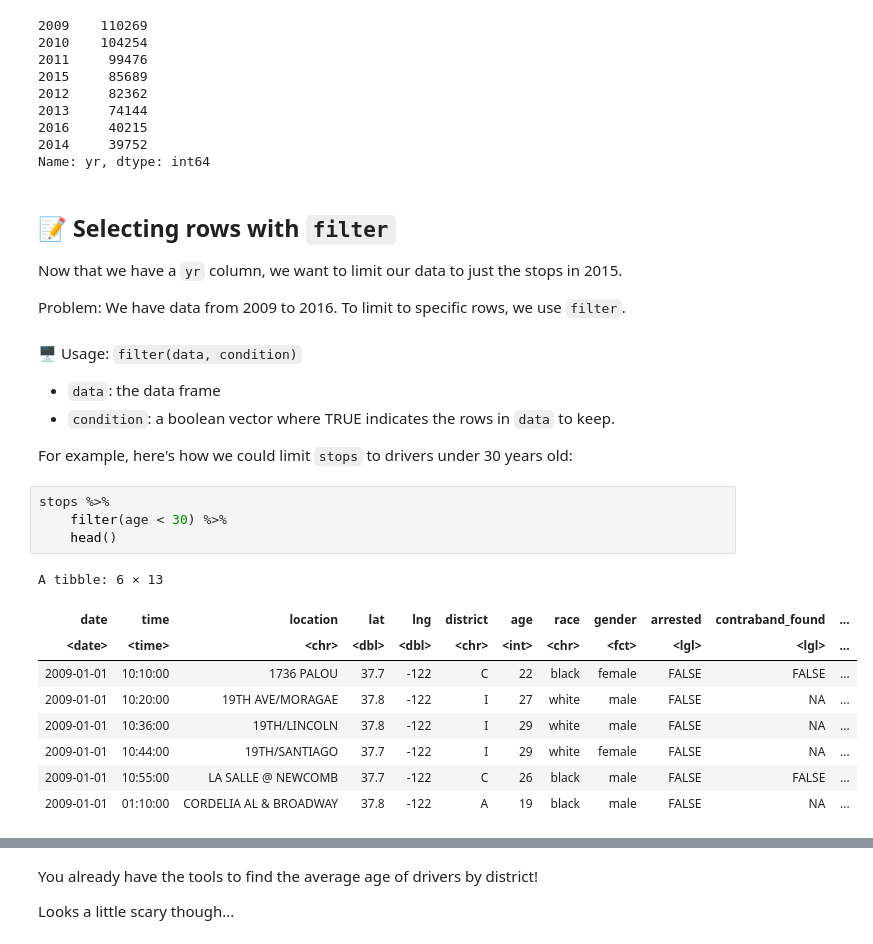
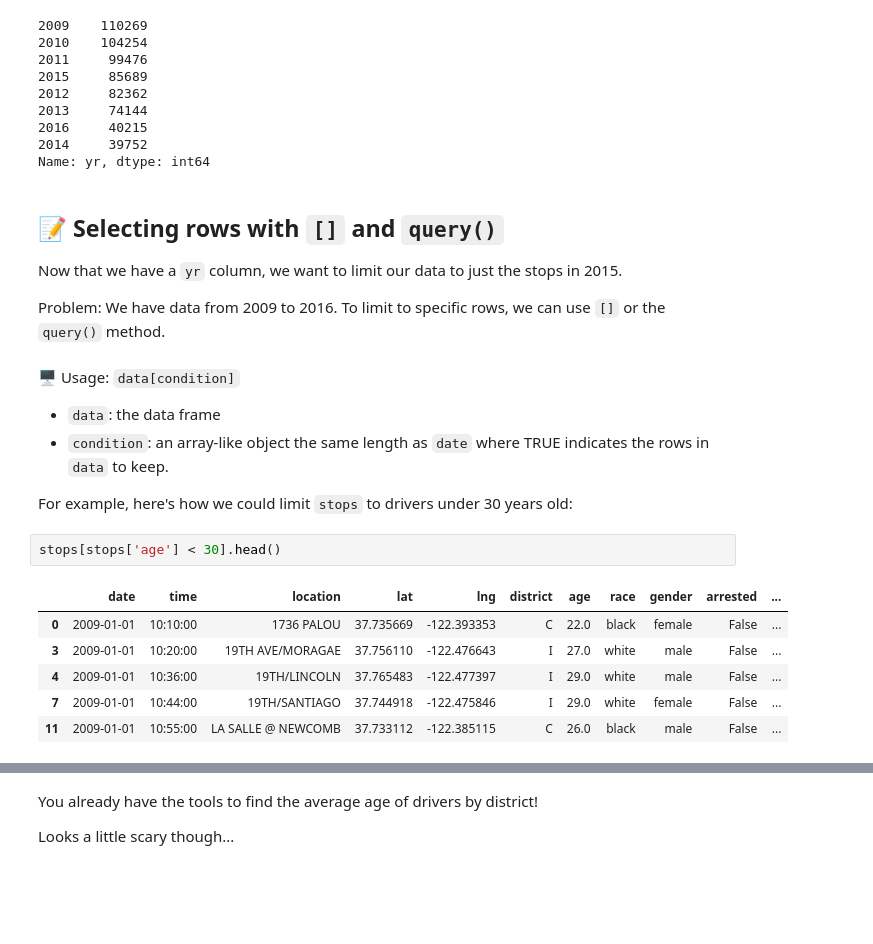
Before and after one commit to joshuagrossman/dsb-win-2023, a Jupyter notebook: opp-munging-plotting/opp-1-answers-python.ipynb, the cells around one changed output, grey strips where cells are left out. Saved outputs shown, nothing was run; the diff lists cells and outputs as text; blank space fills up the shorter version.

```diff
--- a/opp-munging-plotting/opp-1-answers-python.ipynb
+++ b/opp-munging-plotting/opp-1-answers-python.ipynb
@@ -245,28 +229,23 @@ stops_w_yr.yr.value_counts()
 2014     39752
 Name: yr, dtype: int64
 # %% [markdown]
-## 📝 Selecting rows with `filter`
+## 📝 Selecting rows with `[]` and `query()`
 
 Now that we have a `yr` column, we want to limit our data to just the stops in 2015.
 
-Problem: We have data from 2009 to 2016. To limit to specific rows, we use `filter`.
+Problem: We have data from 2009 to 2016. To limit to specific rows, we can use `[]` or the `query()` method.
 # %% [markdown]
-🖥️ Usage: `filter(data, condition)`
+🖥️ Usage: `data[condition]`
 * `data`: the data frame
-* `condition`: a boolean vector where TRUE indicates the rows in `data` to keep.
+* `condition`: an array-like object the same length as `date` where TRUE indicates the rows in `data` to keep.
 
 For example, here's how we could limit `stops` to drivers under 30 years old:
 # %%
-stops %>%
-    filter(age < 30) %>%
-    head()
+stops[stops['age'] < 30].head()
 # %% [output]
-A tibble: 6 × 13
-| date | time | location | lat | lng | district | age | race | gender | arrested | contraband_found | ... |
-| <date> | <time> | <chr> | <dbl> | <dbl> | <chr> | <int> | <chr> | <fct> | <lgl> | <lgl> | ... |
-| 2009-01-01 | 10:10:00 | 1736 PALOU | 37.7 | -122 | C | 22 | black | female | FALSE | FALSE | ... |
-| 2009-01-01 | 10:20:00 | 19TH AVE/MORAGAE | 37.8 | -122 | I | 27 | white | male | FALSE | NA | ... |
-| 2009-01-01 | 10:36:00 | 19TH/LINCOLN | 37.8 | -122 | I | 29 | white | male | FALSE | NA | ... |
-| 2009-01-01 | 10:44:00 | 19TH/SANTIAGO | 37.7 | -122 | I | 29 | white | female | FALSE | NA | ... |
-| 2009-01-01 | 10:55:00 | LA SALLE @ NEWCOMB | 37.7 | -122 | C | 26 | black | male | FALSE | FALSE | ... |
-| 2009-01-01 | 01:10:00 | CORDELIA AL & BROADWAY | 37.8 | -122 | A | 19 | black | male | FALSE | NA | ... |
+|  | date | time | location | lat | lng | district | age | race | gender | arrested | ... |
+| 0 | 2009-01-01 | 10:10:00 | 1736 PALOU | 37.735669 | -122.393353 | C | 22.0 | black | female | False | ... |
+| 3 | 2009-01-01 | 10:20:00 | 19TH AVE/MORAGAE | 37.756110 | -122.476643 | I | 27.0 | white | male | False | ... |
+| 4 | 2009-01-01 | 10:36:00 | 19TH/LINCOLN | 37.765483 | -122.477397 | I | 29.0 | white | male | False | ... |
+| 7 | 2009-01-01 | 10:44:00 | 19TH/SANTIAGO | 37.744918 | -122.475846 | I | 29.0 | white | female | False | ... |
+| 11 | 2009-01-01 | 10:55:00 | LA SALLE @ NEWCOMB | 37.733112 | -122.385115 | C | 26.0 | black | male | False | ... |
```
Also changed, not shown: parts of 46 cells of this notebook, 1 other file.
